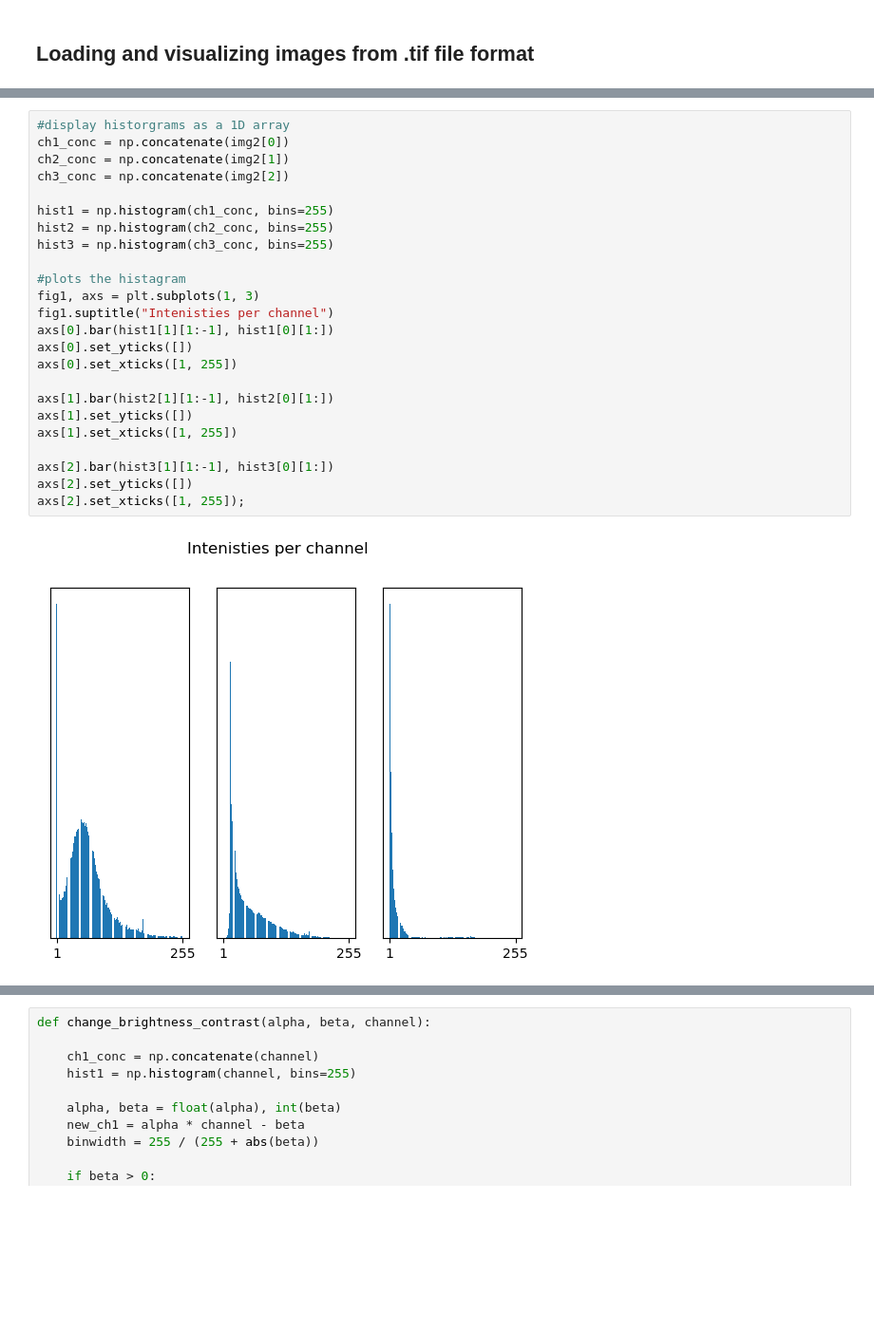
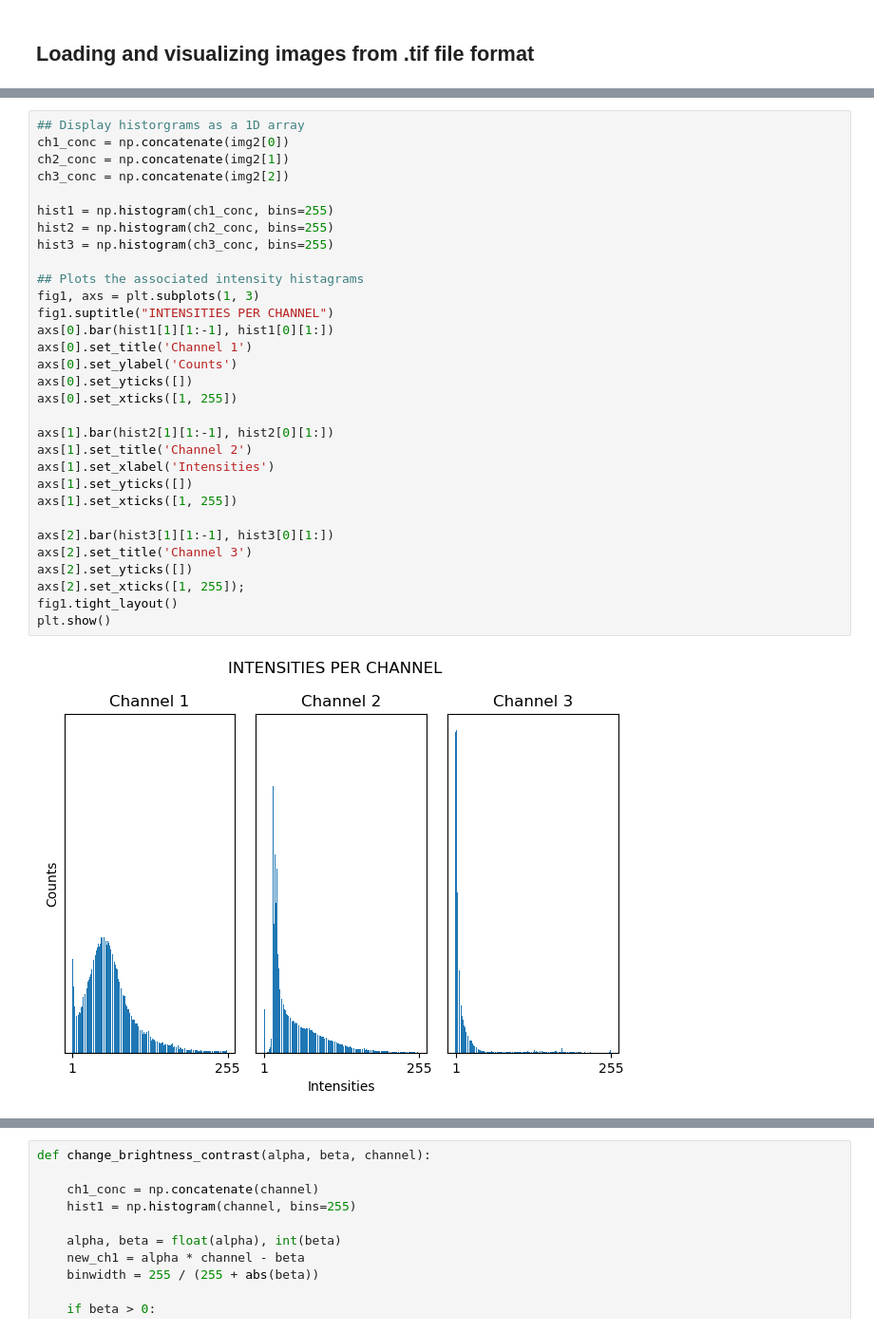
Before and after one commit to BeatrizOrozco/Casimir-programming, a Jupyter notebook: combined.ipynb, the cells around one changed output, grey strips where cells are left out. Shown: that part at 95% size. Drawn from its saved outputs; the diff is of its cells as text; blank space fills up the shorter version.

```diff
--- a/combined.ipynb
+++ b/combined.ipynb
@@ -61,27 +63,34 @@ axs[2].imshow(img2[2], cmap=lut_blue)
 # %%
-#display historgrams as a 1D array
+## Display historgrams as a 1D array
 ch1_conc = np.concatenate(img2[0])
 ch2_conc = np.concatenate(img2[1])
 ch3_conc = np.concatenate(img2[2])
 
 hist1 = np.histogram(ch1_conc, bins=255)
 hist2 = np.histogram(ch2_conc, bins=255)
 hist3 = np.histogram(ch3_conc, bins=255)
 
-#plots the histagram
+## Plots the associated intensity histagrams
 fig1, axs = plt.subplots(1, 3)
-fig1.suptitle("Intenisties per channel")
+fig1.suptitle("INTENSITIES PER CHANNEL")
 axs[0].bar(hist1[1][1:-1], hist1[0][1:])
+axs[0].set_title('Channel 1')
+axs[0].set_ylabel('Counts')
 axs[0].set_yticks([])
 axs[0].set_xticks([1, 255])
 
 axs[1].bar(hist2[1][1:-1], hist2[0][1:])
+axs[1].set_title('Channel 2')
+axs[1].set_xlabel('Intensities')
 axs[1].set_yticks([])
 axs[1].set_xticks([1, 255])
 
 axs[2].bar(hist3[1][1:-1], hist3[0][1:])
+axs[2].set_title('Channel 3')
 axs[2].set_yticks([])
 axs[2].set_xticks([1, 255]);
+fig1.tight_layout()
+plt.show()
 # %% [output]
-[figure, old version]
+[figure, new version]
 # %% [markdown]
```
Also changed, not shown: parts of 14 cells of this notebook.
